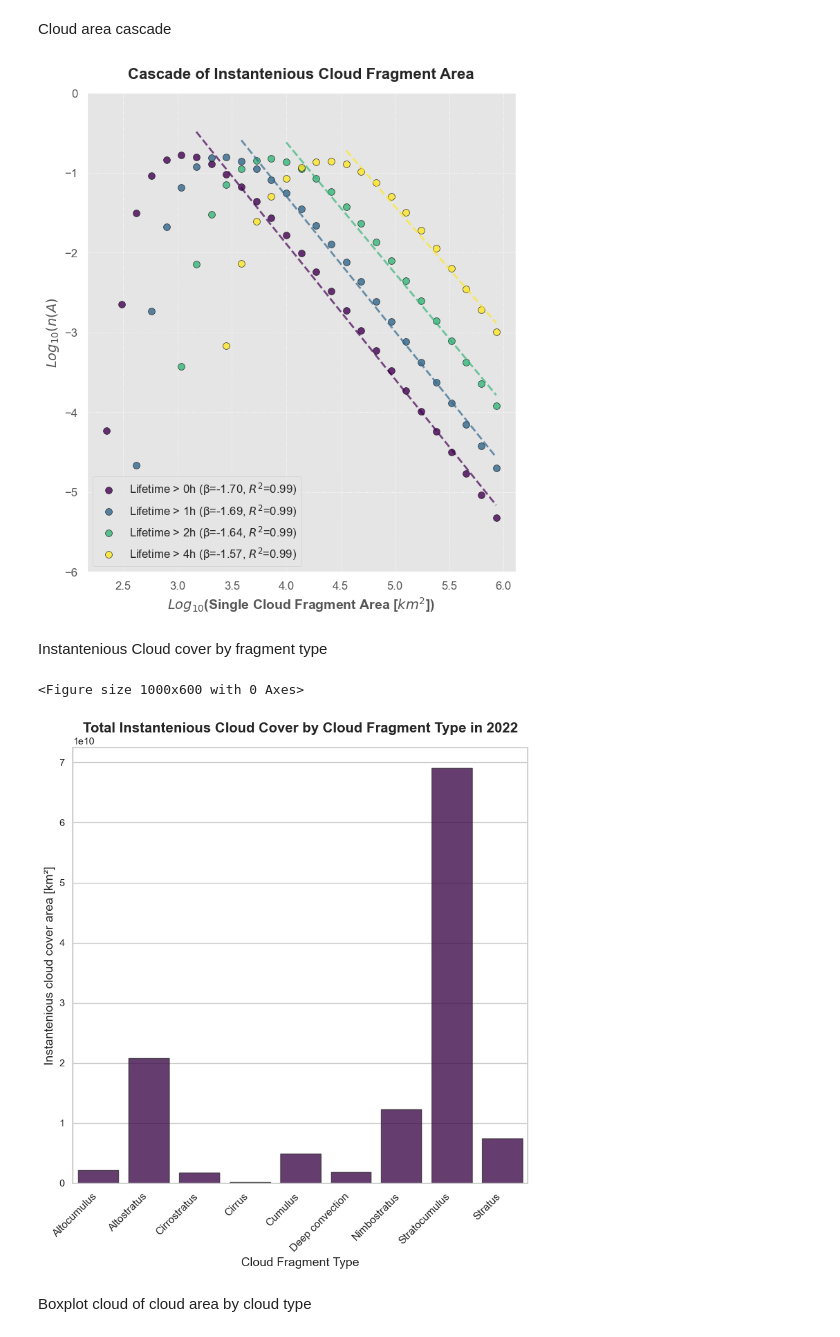
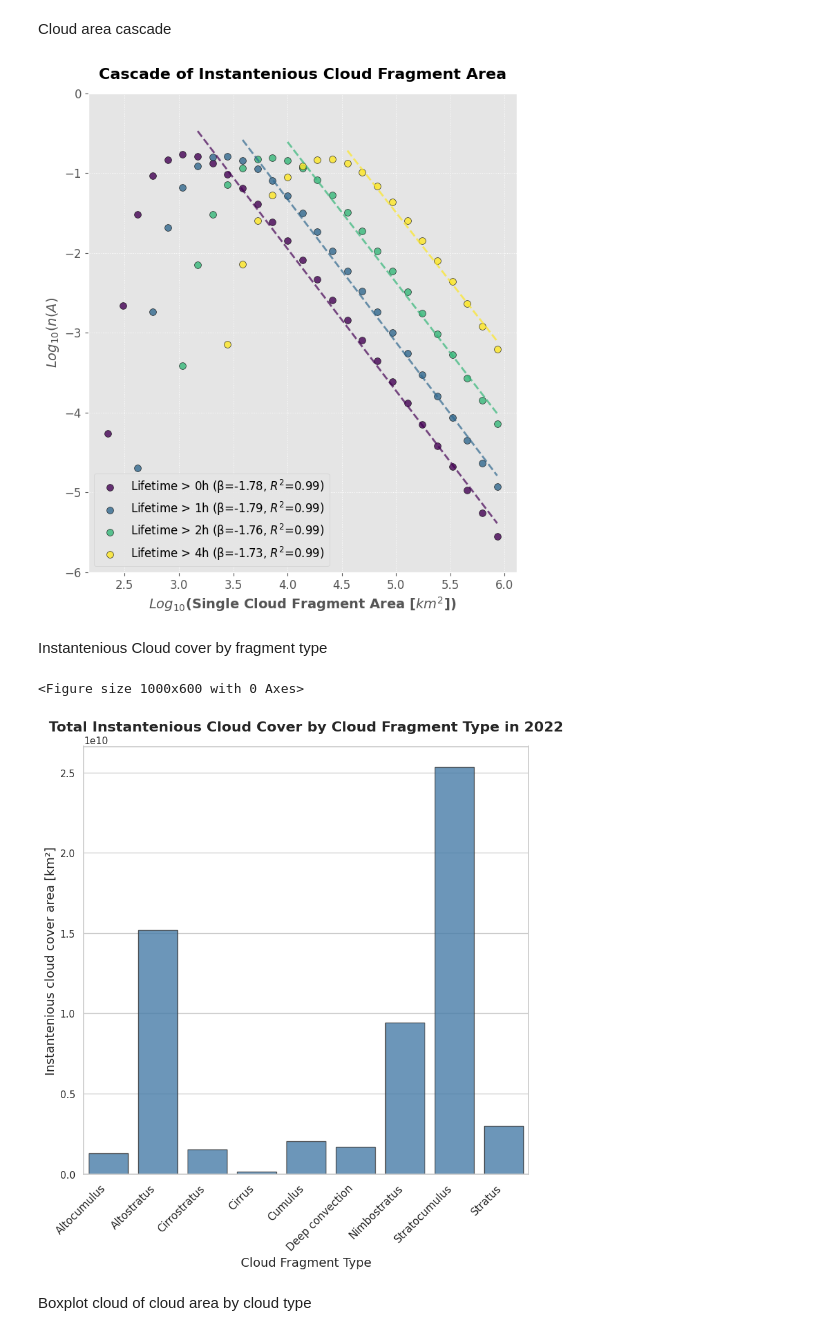
Before and after one commit to DragomirNikolov/Glaciation_time_estimatior, a Jupyter notebook: Result_analysis/Final_thesis_graphs/Cloud_properties.ipynb, the cells around one changed output. Drawn from its saved outputs; the diff is of its cells as text; code cells hidden in the pictures.

Commit message:
Updates to color schemes and graphs for presentation

```diff
--- a/Result_analysis/Final_thesis_graphs/Cloud_properties.ipynb
+++ b/Result_analysis/Final_thesis_graphs/Cloud_properties.ipynb
@@ -14,19 +14,20 @@ from Glaciation_time_estimator.Data_postprocessing.Job_result_fp_generator impor
 from Glaciation_time_estimator.Auxiliary_func.config_reader import read_config
 # %%
 config = read_config(
-    os.path.join(GTE_DIR,'/wolke_scratch/dnikolo/Glaciation_time_estimator/configs/2021_tracking/01.yaml'))
+    os.path.join(GTE_DIR,'configs/2021_tracking/01_01.yaml'))
 analyze_year=True
 year=2022
 global global_rmse
 global_rmse = config["Global_sqrt_mse"]
 ice_cont_crit_frac = 0.05
-custom_palette = ['#e41a1c', '#377eb8', "#4daf4a"]
+# classifiacation_palette = ['#e41a1c', '#377eb8', "#4daf4a"]
+classifiacation_palette = ['#e41a1c', '#377eb8', "#4daf4a"]
 # %%
 if os.uname()[1]=="n2o":
     combined_cloud_df = pd.read_parquet("/wolke_scratch/dnikolo/Final_results/2022_all.parquet")
-    glaciations_df = pd.read_parquet("/wolke_scratch/dnikolo/Final_results/2022_glac.parquet")
-    glaciations_df["Radius [km]"]=np.sqrt(glaciations_df["avg_size[km]"]/np.pi)
-    glaciating_clouds = glaciations_df.drop_duplicates(subset="Cloud_ID",keep="first")
+if os.uname()[1][:3]=="eu-":
+    combined_cloud_df = pd.read_parquet(f"/cluster/work/climate/dnikolo/Cloud_analysis/full_years/{year}_all.parquet")
+combined_cloud_df=combined_cloud_df[~combined_cloud_df.is_large_pix_cloud]
 # %% [markdown]
 Chord lengh cascade of all clouds
 # %%
@@ -49,7 +50,7 @@ viridis_colors = plt.cm.viridis(np.linspace(0, 1, len(lifetime_thresholds)))
 
 for i, lifetime_thresh in enumerate(lifetime_thresholds):
     # Normalize cloud radius
-    combined_cloud_df["norm_radius"] = combined_cloud_df["Radius [km]"] * combined_cloud_df["Lifetime [h]"]*np.pi/4
+    combined_cloud_df["norm_radius"] = combined_cloud_df["Radius [km]"] * combined_cloud_df["Lifetime [h]"]*np.pi/8
 
 
     # Bin data
@@ -86,7 +87,7 @@ ax.legend(fontsize=12, loc="lower left")
 # Add grid with minor ticks
 ax.grid(True, which="both", linestyle=":", linewidth=0.7)
 ax.tick_params(axis='both', which='major', labelsize=12)
-plt.savefig(os.path.join(GTE_DIR,"Result_graphs/Chord_length_log_scale_cascade.png"),dpi=400)
+# plt.savefig(os.path.join(GTE_DIR,"Result_graphs/Chord_length_log_scale_cascade.png"),dpi=400)
 # Show plot
 plt.show()
 # %% [output]
@@ -220,7 +221,7 @@ plt.savefig(os.path.join(GTE_DIR,"Result_graphs/Avg_area_log_scale_cascade.png")
 # Show plot
 plt.show()
 # %% [output]
-[figure, old version]
+[figure, new version]
 # %% [markdown]
 Instantenious Cloud cover by fragment type
 # %%
@@ -231,35 +232,35 @@ import matplotlib.pyplot as plt
 sns.set_theme(style="whitegrid")
 
 # Increase figure size for better clarity
 plt.figure(figsize=(10, 6))
 fig, ax = plt.subplots(figsize=(8, 9))
 # Create the histogram with a pastel palette and subtle edge viridis_colors
 combined_cloud_df["norm_area"] = combined_cloud_df["avg_size[km]"] * combined_cloud_df["Lifetime [h]"]
 total_area_per_clloud_type=combined_cloud_df.groupby("Cloud type")["norm_area"].sum()
 total_area_per_clloud_type=total_area_per_clloud_type
 
 ax = sns.barplot(
     x = total_area_per_clloud_type.index,
     y = total_area_per_clloud_type,
-    color=viridis_colors[0],      # You can customize the color as desired
+    color=classifiacation_palette[1],      # You can customize the color as desired
     edgecolor=".2",        # Adds a slight border for clarity
     alpha=0.8
 )
 # ax.bar_label(ax.containers[0], fontsize=10)
 # Customize title and axis labels
 ax.set_title("Total Instantenious Cloud Cover by Cloud Fragment Type in 2022", fontsize=16, fontweight='bold')
 ax.set_xlabel("Cloud Fragment Type", fontsize=14)
 ax.set_ylabel(u"Instantenious cloud cover area [km²]", fontsize=14)
 # ax.set_ylim(0,0.7e5)
 # Adjust x-ticks: rotate, adjust font size, and align to the left
 plt.xticks(fontsize=12, rotation=45, ha='right')
 
 # Improve layout spacing
 plt.tight_layout()
 plt.savefig(os.path.join(GTE_DIR, "Result_graphs/Type_area_distribution.png"),dpi=400)
 # %% [output]
 <Figure size 1000x600 with 0 Axes>
-[figure, old version]
+[figure, new version]
 # %% [markdown]
 Boxplot cloud of cloud area by cloud type
 # %%
```
Also changed, not shown: parts of 8 cells of this notebook, 29 other files.
